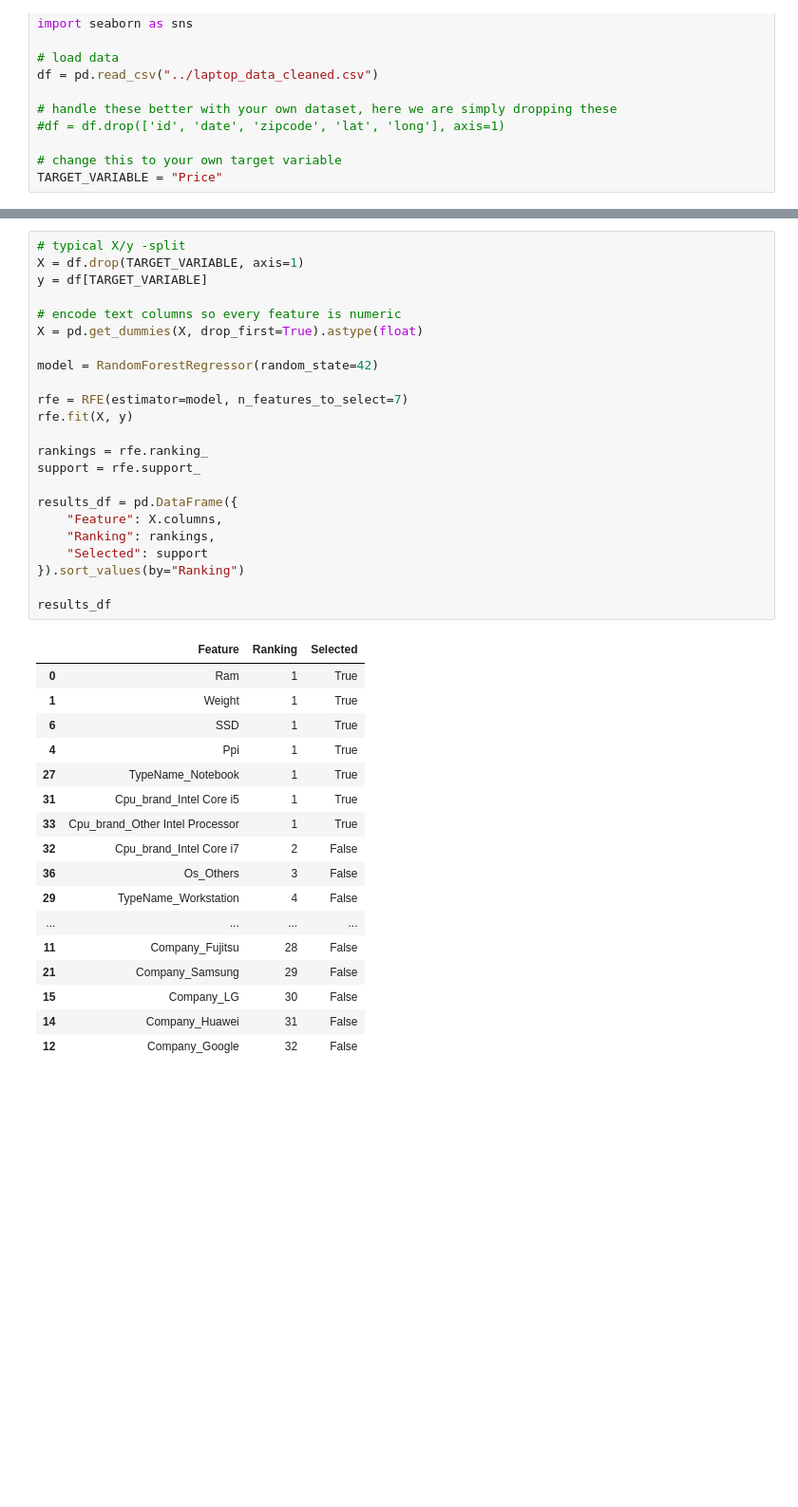
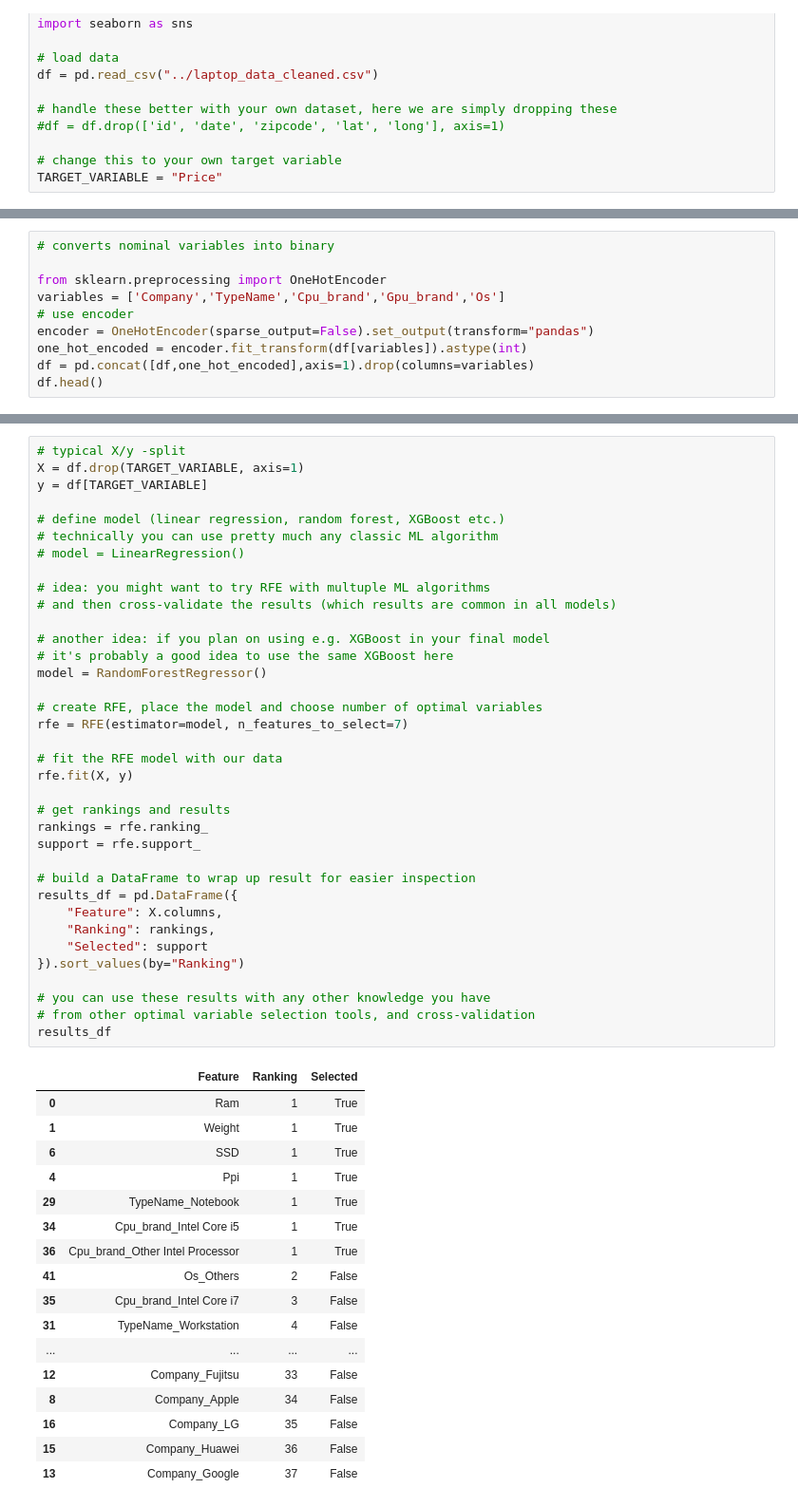
Before and after one commit to gayaniwijesinghe91/AdvancedDataAnalytics, a Jupyter notebook: Exercise 1/Regression/Task2b/Exercise1_Task2b_Rfe_and_mutual_information.ipynb, the cells around one changed output, grey strips where cells are left out. Shown at 95% size. Drawn from its saved outputs; the diff is of its cells as text; blank space fills up the shorter version.

Commit message:
Exercise 1-Regression

```diff
--- a/Exercise 1/Regression/Task2b/Exercise1_Task2b_Rfe_and_mutual_information.ipynb
+++ b/Exercise 1/Regression/Task2b/Exercise1_Task2b_Rfe_and_mutual_information.ipynb
@@ -20,0 +21,10 @@ TARGET_VARIABLE = "Price"
+# %%
+# converts nominal variables into binary
+
+from sklearn.preprocessing import OneHotEncoder
+variables = ['Company','TypeName','Cpu_brand','Gpu_brand','Os']
+# use encoder
+encoder = OneHotEncoder(sparse_output=False).set_output(transform="pandas")
+one_hot_encoded = encoder.fit_transform(df[variables]).astype(int)
+df = pd.concat([df,one_hot_encoded],axis=1).drop(columns=variables)
+df.head()
@@ -21,42 +39,55 @@ TARGET_VARIABLE = "Price"
 # %%
 # typical X/y -split
 X = df.drop(TARGET_VARIABLE, axis=1)
 y = df[TARGET_VARIABLE]
 
-# encode text columns so every feature is numeric
-X = pd.get_dummies(X, drop_first=True).astype(float)
+# define model (linear regression, random forest, XGBoost etc.)
+# technically you can use pretty much any classic ML algorithm
+# model = LinearRegression()
 
-model = RandomForestRegressor(random_state=42)
+# idea: you might want to try RFE with multuple ML algorithms
+# and then cross-validate the results (which results are common in all models)
 
+# another idea: if you plan on using e.g. XGBoost in your final model
+# it's probably a good idea to use the same XGBoost here
+model = RandomForestRegressor()
+
+# create RFE, place the model and choose number of optimal variables
 rfe = RFE(estimator=model, n_features_to_select=7)
+
+# fit the RFE model with our data
 rfe.fit(X, y)
 
+# get rankings and results
 rankings = rfe.ranking_
 support = rfe.support_
 
+# build a DataFrame to wrap up result for easier inspection
 results_df = pd.DataFrame({
     "Feature": X.columns,
     "Ranking": rankings,
     "Selected": support
 }).sort_values(by="Ranking")
 
+# you can use these results with any other knowledge you have
+# from other optimal variable selection tools, and cross-validation
 results_df
 # %% [output]
 |  | Feature | Ranking | Selected |
 | 0 | Ram | 1 | True |
 | 1 | Weight | 1 | True |
 | 6 | SSD | 1 | True |
 | 4 | Ppi | 1 | True |
-| 27 | TypeName_Notebook | 1 | True |
-| 31 | Cpu_brand_Intel Core i5 | 1 | True |
-| 33 | Cpu_brand_Other Intel Processor | 1 | True |
-| 32 | Cpu_brand_Intel Core i7 | 2 | False |
-| 36 | Os_Others | 3 | False |
-| 29 | TypeName_Workstation | 4 | False |
+| 29 | TypeName_Notebook | 1 | True |
+| 34 | Cpu_brand_Intel Core i5 | 1 | True |
+| 36 | Cpu_brand_Other Intel Processor | 1 | True |
+| 41 | Os_Others | 2 | False |
+| 35 | Cpu_brand_Intel Core i7 | 3 | False |
+| 31 | TypeName_Workstation | 4 | False |
 | ... | ... | ... | ... |
-| 11 | Company_Fujitsu | 28 | False |
-| 21 | Company_Samsung | 29 | False |
-| 15 | Company_LG | 30 | False |
-| 14 | Company_Huawei | 31 | False |
-| 12 | Company_Google | 32 | False |
+| 12 | Company_Fujitsu | 33 | False |
+| 8 | Company_Apple | 34 | False |
+| 16 | Company_LG | 35 | False |
+| 15 | Company_Huawei | 36 | False |
+| 13 | Company_Google | 37 | False |
 # %%
```
Also changed, not shown: parts of 7 cells of this notebook, 10 other files.
